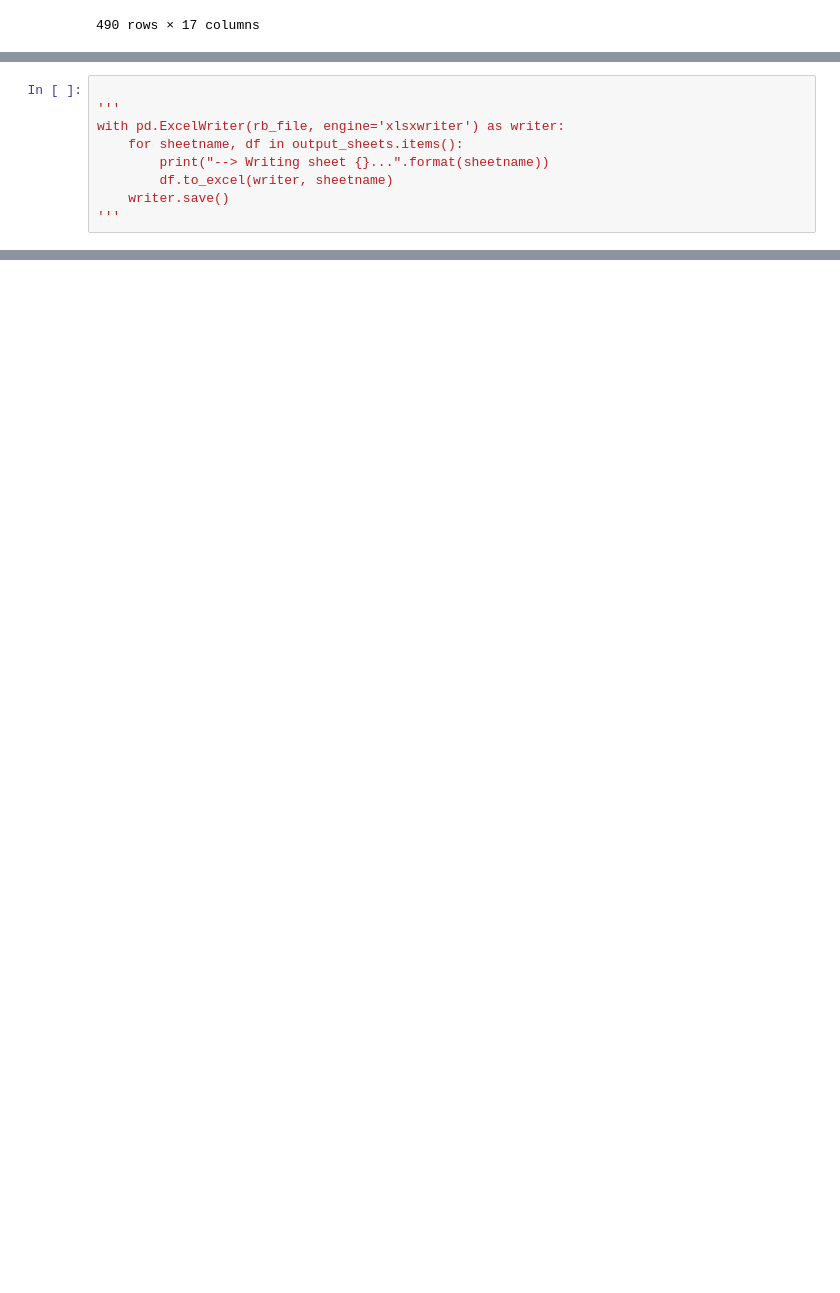
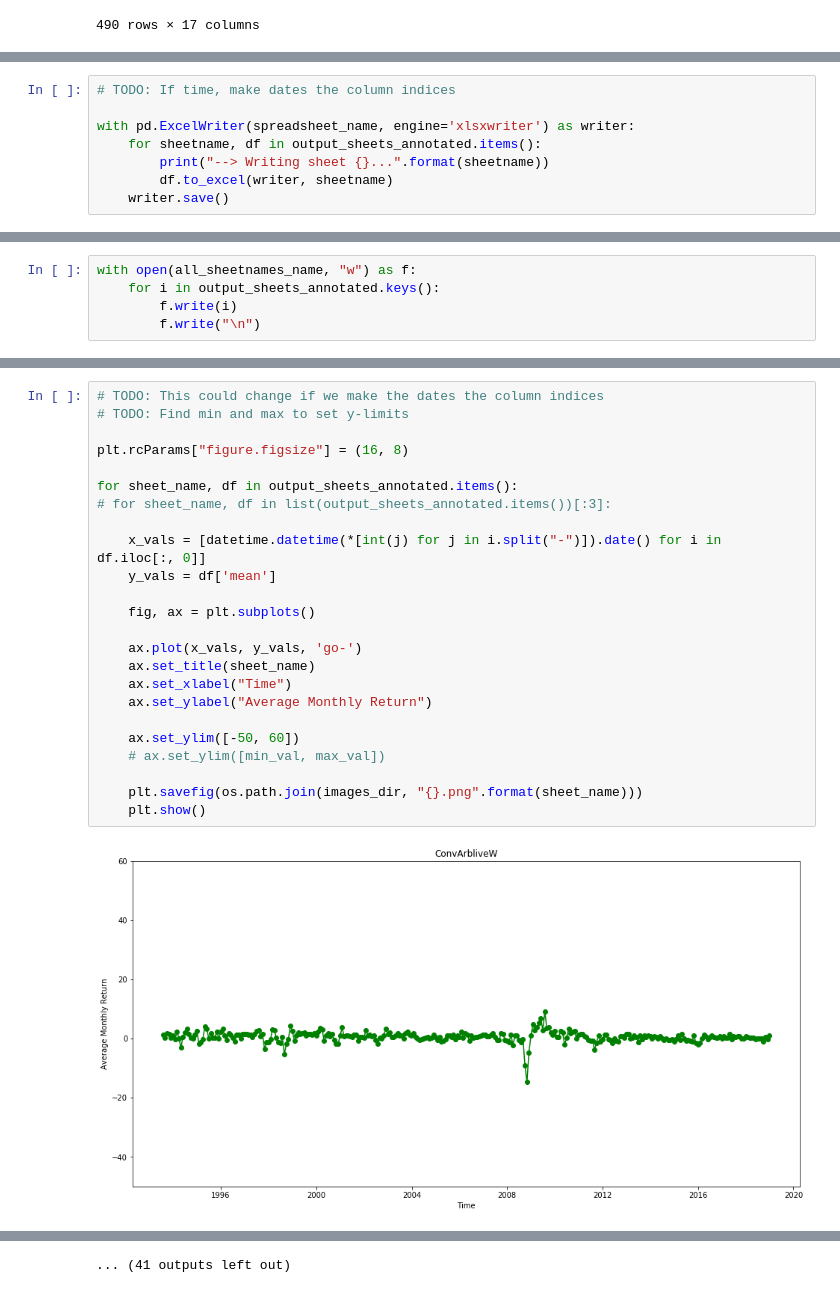
Before and after one commit to ver09934/ben-hedge-funds-2, a Jupyter notebook: excel_processing.ipynb, the cells around one changed output, grey strips where cells are left out. Cells and saved outputs as stored; diff of their text form; blank space fills up the shorter version.

```diff
--- a/excel_processing.ipynb
+++ b/excel_processing.ipynb
@@ -302,9 +317,8 @@ assert False
 # %%
+# TODO: If time, make dates the column indices
 
-'''
-with pd.ExcelWriter(rb_file, engine='xlsxwriter') as writer:
-    for sheetname, df in output_sheets.items():
+with pd.ExcelWriter(spreadsheet_name, engine='xlsxwriter') as writer:
+    for sheetname, df in output_sheets_annotated.items():
         print("--> Writing sheet {}...".format(sheetname))
         df.to_excel(writer, sheetname)
     writer.save()
-'''
@@ -316,0 +343,5 @@ plt.plot(np.random.randint(low=1, high=100, size=30), 'go-')
+# %%
+with open(all_sheetnames_name, "w") as f:
+    for i in output_sheets_annotated.keys():
+        f.write(i)
+        f.write("\n")
@@ -316,0 +359,26 @@ plt.plot(np.random.randint(low=1, high=100, size=30), 'go-')
+# %%
+# TODO: This could change if we make the dates the column indices
+# TODO: Find min and max to set y-limits
+
+plt.rcParams["figure.figsize"] = (16, 8)
+
+for sheet_name, df in output_sheets_annotated.items():
+# for sheet_name, df in list(output_sheets_annotated.items())[:3]:
+
+    x_vals = [datetime.datetime(*[int(j) for j in i.split("-")]).date() for i in df.iloc[:, 0]]
+    y_vals = df['mean']
+
+    fig, ax = plt.subplots()
+
+    ax.plot(x_vals, y_vals, 'go-')
+    ax.set_title(sheet_name)
+    ax.set_xlabel("Time")
+    ax.set_ylabel("Average Monthly Return")
+
+    ax.set_ylim([-50, 60])
+    # ax.set_ylim([min_val, max_val])
+
+    plt.savefig(os.path.join(images_dir, "{}.png".format(sheet_name)))
+    plt.show()
+# %% [output]
+[figure, added]
@@ -316,0 +396 @@ plt.plot(np.random.randint(low=1, high=100, size=30), 'go-')
+... (41 outputs left out)
```
Also changed, not shown: parts of 8 cells of this notebook, 1 other file.
